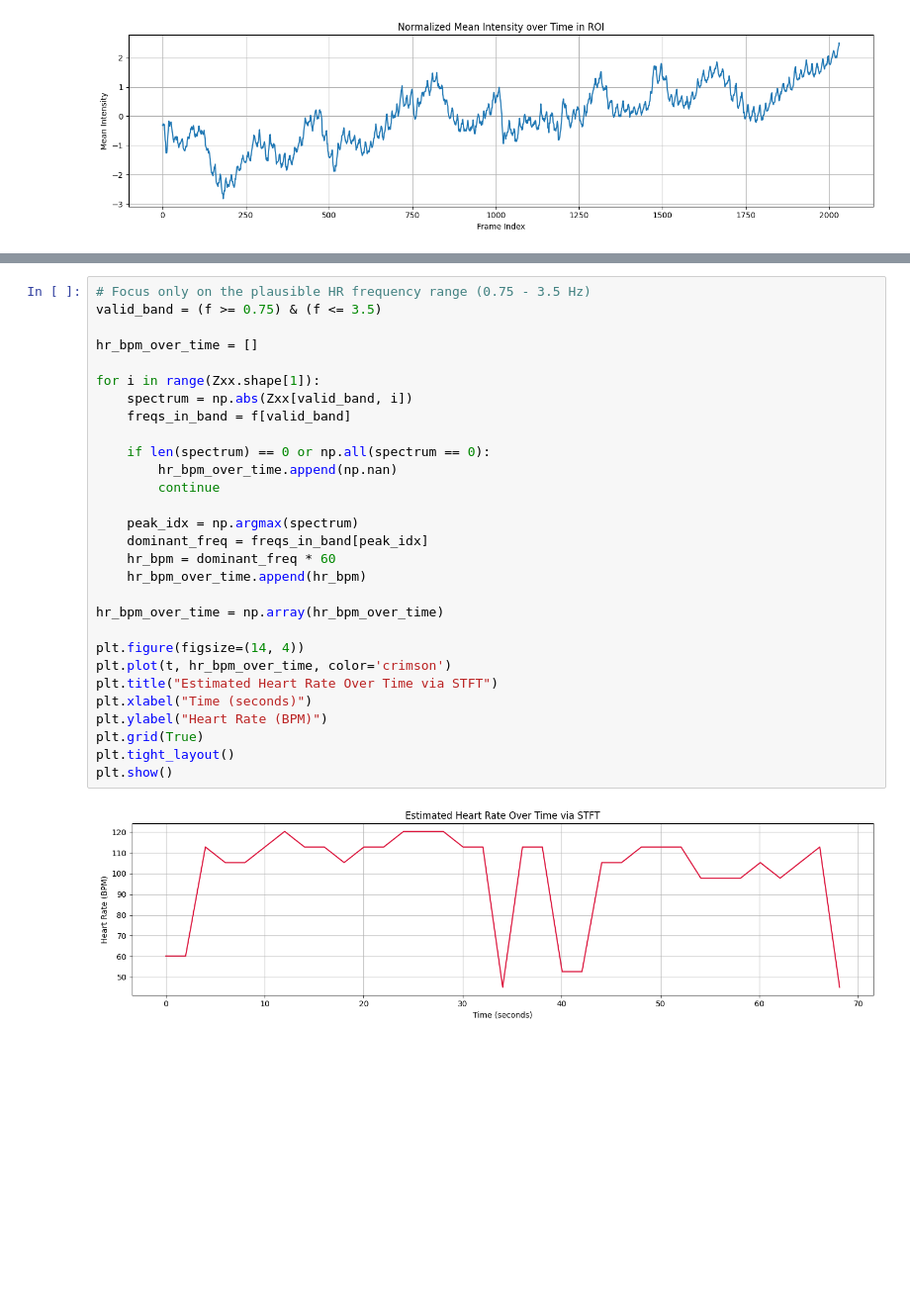
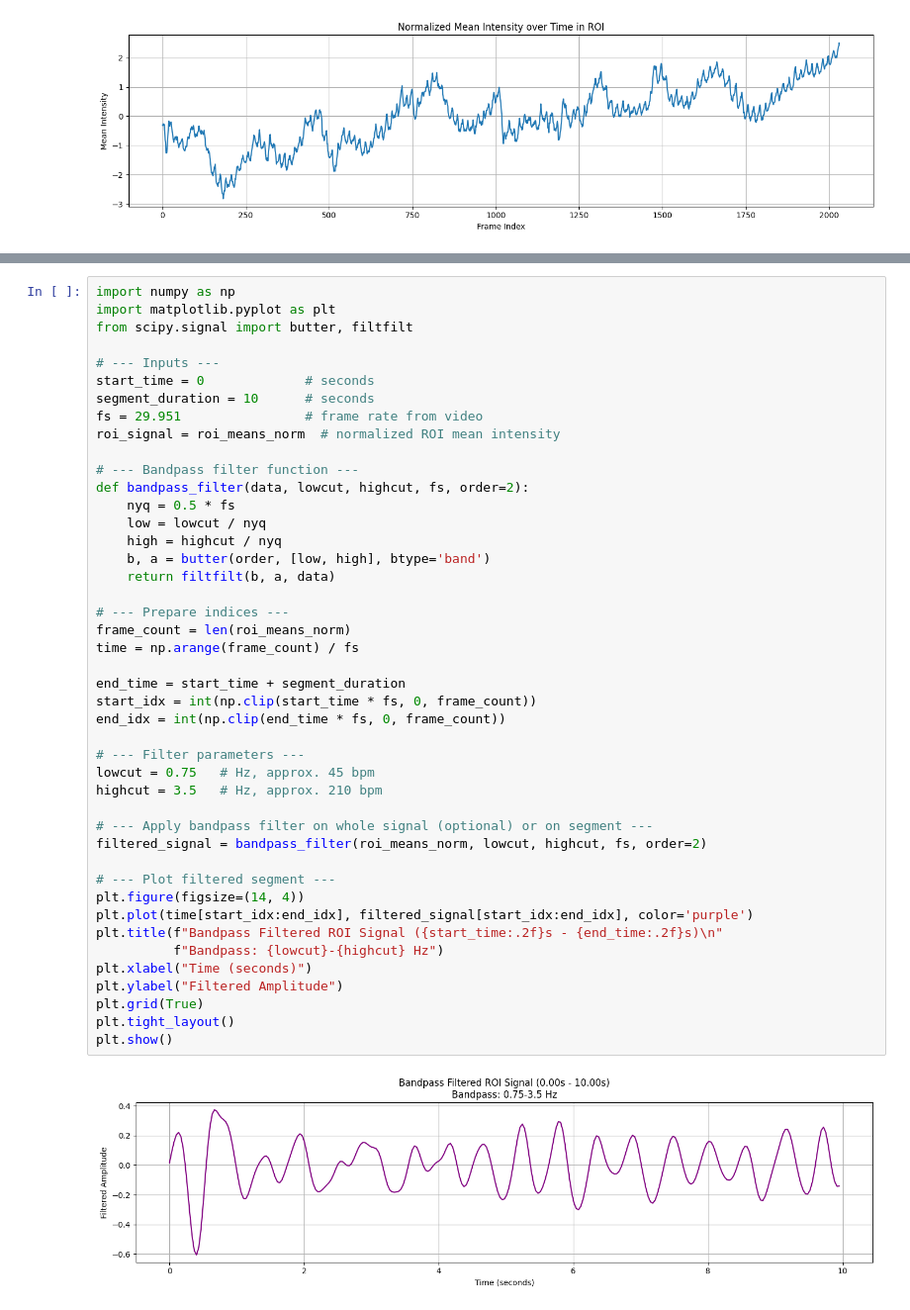
Before and after one commit to iliaxant/HR_Extraction_from_Video, a Jupyter notebook: HR_Extraction_from_Video.ipynb, the cells around one changed output, grey strips where cells are left out. Shown at 99% size. Saved outputs shown, nothing was run; the diff lists cells and outputs as text; blank space fills up the shorter version.

```diff
--- a/HR_Extraction_from_Video.ipynb
+++ b/HR_Extraction_from_Video.ipynb
@@ -301,31 +275,46 @@ plt.show()
-# %%
-# Focus only on the plausible HR frequency range (0.75 - 3.5 Hz)
-valid_band = (f >= 0.75) & (f <= 3.5)
-
-hr_bpm_over_time = []
-
-for i in range(Zxx.shape[1]):
-    spectrum = np.abs(Zxx[valid_band, i])
-    freqs_in_band = f[valid_band]
-
-    if len(spectrum) == 0 or np.all(spectrum == 0):
-        hr_bpm_over_time.append(np.nan)
-        continue
-
-    peak_idx = np.argmax(spectrum)
-    dominant_freq = freqs_in_band[peak_idx]
-    hr_bpm = dominant_freq * 60
-    hr_bpm_over_time.append(hr_bpm)
-
-hr_bpm_over_time = np.array(hr_bpm_over_time)
-
-plt.figure(figsize=(14, 4))
-plt.plot(t, hr_bpm_over_time, color='crimson')
-plt.title("Estimated Heart Rate Over Time via STFT")
-plt.xlabel("Time (seconds)")
-plt.ylabel("Heart Rate (BPM)")
-plt.grid(True)
-plt.tight_layout()
-plt.show()
-# %% [output]
-[figure, removed]
+# %%
+import numpy as np
+import matplotlib.pyplot as plt
+from scipy.signal import butter, filtfilt
+
+# --- Inputs ---
+start_time = 0             # seconds
+segment_duration = 10      # seconds
+fs = 29.951                # frame rate from video
+roi_signal = roi_means_norm  # normalized ROI mean intensity
+
+# --- Bandpass filter function ---
+def bandpass_filter(data, lowcut, highcut, fs, order=2):
+    nyq = 0.5 * fs
+    low = lowcut / nyq
+    high = highcut / nyq
+    b, a = butter(order, [low, high], btype='band')
+    return filtfilt(b, a, data)
+
+# --- Prepare indices ---
+frame_count = len(roi_means_norm)
+time = np.arange(frame_count) / fs
+
+end_time = start_time + segment_duration
+start_idx = int(np.clip(start_time * fs, 0, frame_count))
+end_idx = int(np.clip(end_time * fs, 0, frame_count))
+
+# --- Filter parameters ---
+lowcut = 0.75   # Hz, approx. 45 bpm
+highcut = 3.5   # Hz, approx. 210 bpm
+
+# --- Apply bandpass filter on whole signal (optional) or on segment ---
+filtered_signal = bandpass_filter(roi_means_norm, lowcut, highcut, fs, order=2)
+
+# --- Plot filtered segment ---
+plt.figure(figsize=(14, 4))
+plt.plot(time[start_idx:end_idx], filtered_signal[start_idx:end_idx], color='purple')
+plt.title(f"Bandpass Filtered ROI Signal ({start_time:.2f}s - {end_time:.2f}s)\n"
+          f"Bandpass: {lowcut}-{highcut} Hz")
+plt.xlabel("Time (seconds)")
+plt.ylabel("Filtered Amplitude")
+plt.grid(True)
+plt.tight_layout()
+plt.show()
+# %% [output]
+[figure, added]
```
Also changed, not shown: parts of 2 cells of this notebook.
